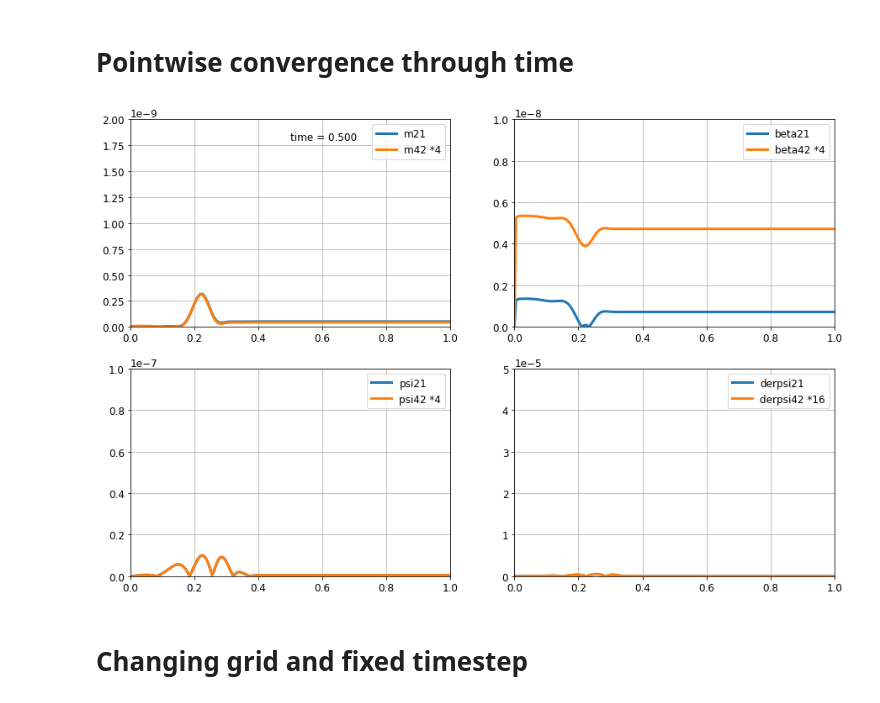
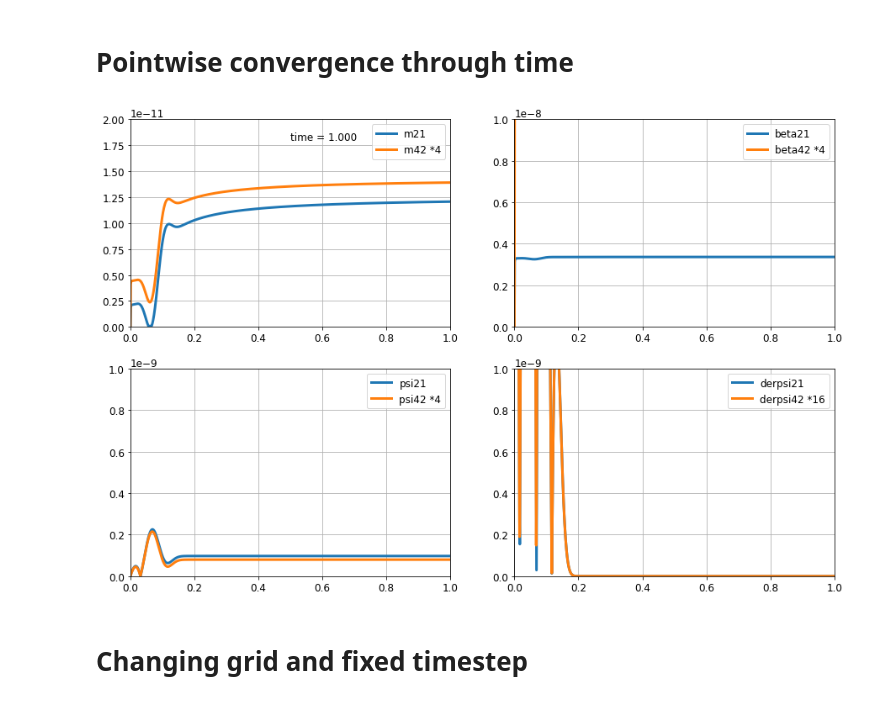
Before and after one commit to rita-png/gravitational-collapse, a Jupyter notebook: ScalarField/Convergence_ScalarField.ipynb, the cells around one changed output. Saved outputs shown, nothing was run; the diff lists cells and outputs as text; code cells hidden in the pictures.

```diff
--- a/ScalarField/Convergence_ScalarField.ipynb
+++ b/ScalarField/Convergence_ScalarField.ipynb
@@ -442,11 +442,16 @@ for j in range(0,2):
     for i in range(0,2):
         ax[i][j].set_xlim(0, 1)
         ax[i][j].grid()
-
-ax[0][0].set_ylim(0, 2*10**(-9))
+#2th
+#ax[0][0].set_ylim(0, 2*10**(-9))
+#ax[0][1].set_ylim(0, 10**(-8))
+#ax[1][0].set_ylim(0, 10**(-7))
+#ax[1][1].set_ylim(0, 5*10**(-5))
+#4th
+ax[0][0].set_ylim(0, 2*10**(-11))
 ax[0][1].set_ylim(0, 10**(-8))
-ax[1][0].set_ylim(0, 10**(-7))
-ax[1][1].set_ylim(0, 5*10**(-5))
+ax[1][0].set_ylim(0, 10**(-9))
+ax[1][1].set_ylim(0, 10**(-9))
 
 line1, = ax[0][0].plot([], [], lw = 3)
 line2, = ax[0][0].plot([], [], lw = 3)
@@ -498,34 +503,34 @@ def animate(i):
     line6.set_data(x, y2)
     line5.set_label('psi21')
     line6.set_label('psi42 *4')
     ax[1][0].legend()
 
     # der psi
     x = plt_x1
     y = pw_derpsi_21[i]
     y2 = pw_derpsi_42[i]
     line7.set_data(x, y)
     line8.set_data(x, y2)
     line7.set_label('derpsi21')
     line8.set_label('derpsi42 *16')
     ax[1][1].legend()
 
     t=i*dx*step
     time_text.set_text('time = %.3f' % t)
 
     return line1,line2,line3,line4,line5,line6,line7,line8,time_text
 
 
 anim = FuncAnimation(fig, animate,
                     init_func = init,
                     frames = len(time_frame),
                     interval = 200,
                     blit = False,repeat=False)
 
 anim.save('pointwise.gif',
           writer = 'ffmpeg', fps = 2*4)
 # %% [output]
-[figure, old version]
+[figure, new version]
 # %% [markdown]
 # Changing grid and fixed timestep
 # %%
```
Also changed, not shown: parts of 7 cells of this notebook, 2 other files.
